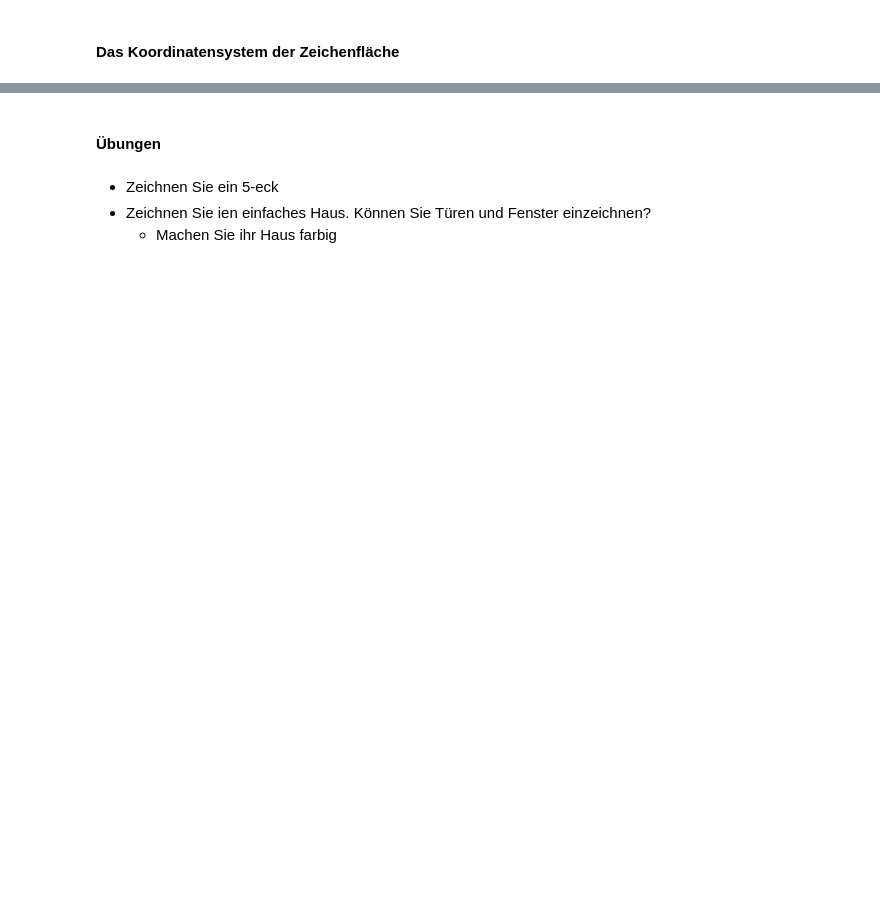
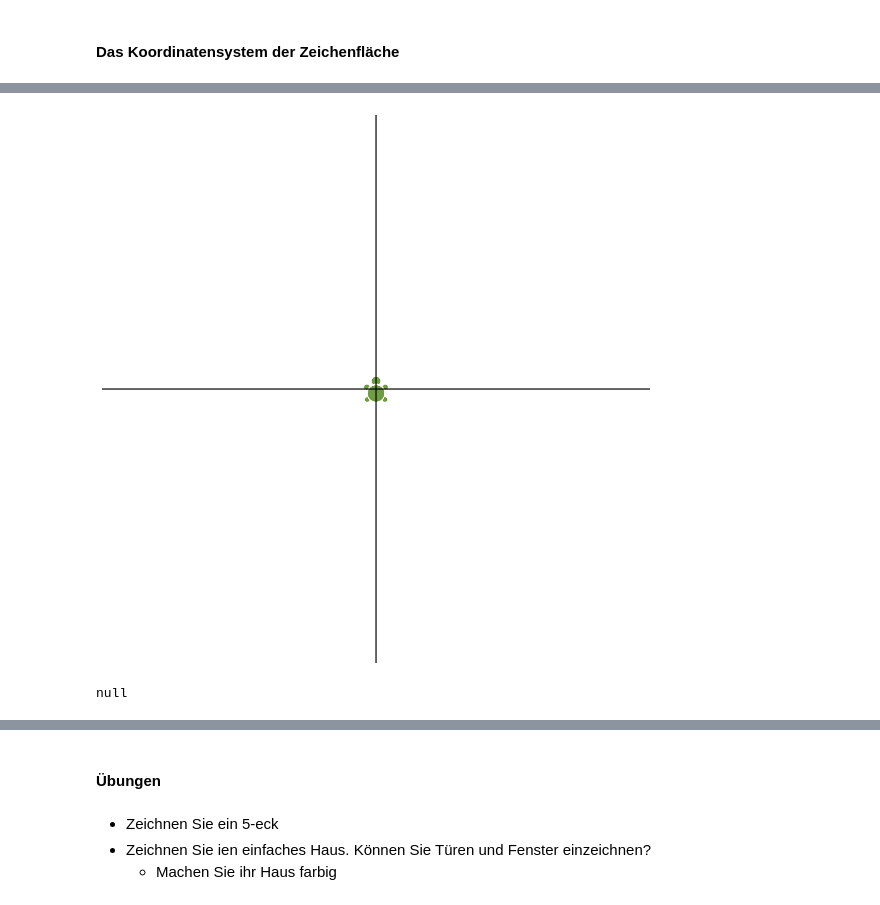
Before and after one commit to unibas-marcelluethi/gdp, a Jupyter notebook: notebooks/Turtle-Referenz.ipynb, the cells around one changed output, grey strips where cells are left out. Saved outputs shown, nothing was run; the diff lists cells and outputs as text; code cells hidden in the pictures; blank space fills up the shorter version.

```diff
--- a/notebooks/Turtle-Referenz.ipynb
+++ b/notebooks/Turtle-Referenz.ipynb
@@ -84,0 +70,20 @@ turtle.toImage();
+# %%
+clear();
+home();
+drawTurtle();
+forward(100);
+penDown();
+turnRight(180);
+forward(200);
+home();
+turnRight(90);
+penUp();
+forward(100);
+penDown();
+turnRight(180);
+forward(200);
+
+display(drawing());
+# %% [output]
+[figure, added]
+null
```
Also changed, not shown: parts of 46 cells of this notebook, 1 other file.
